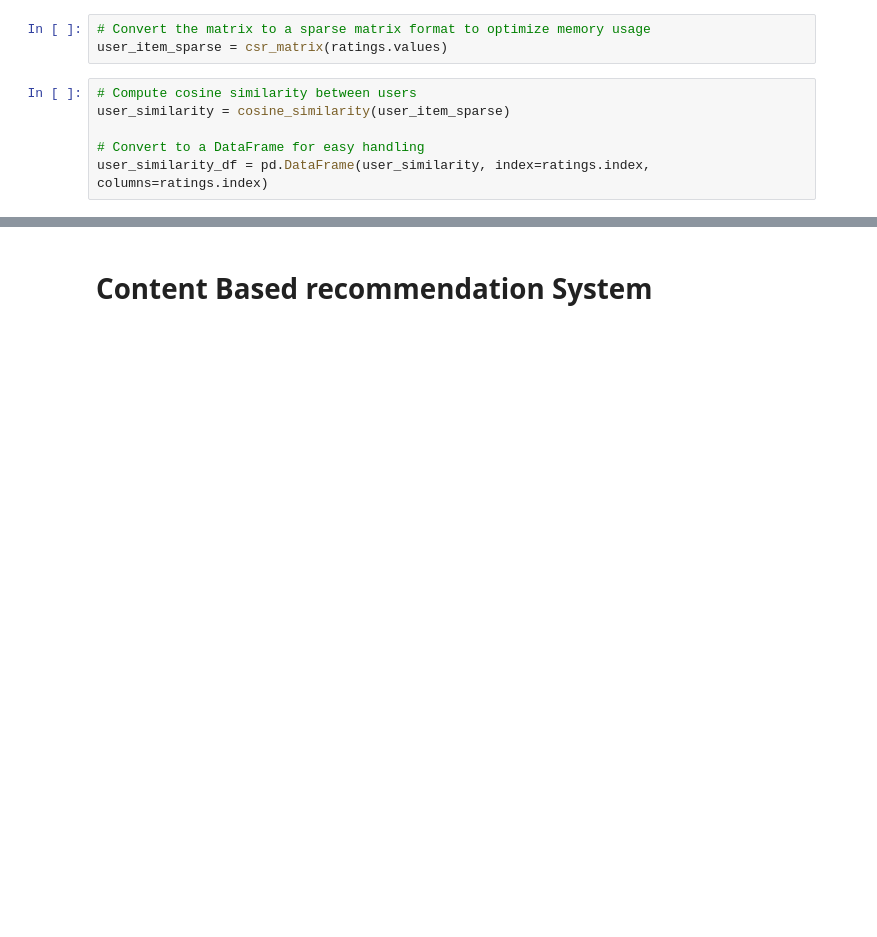
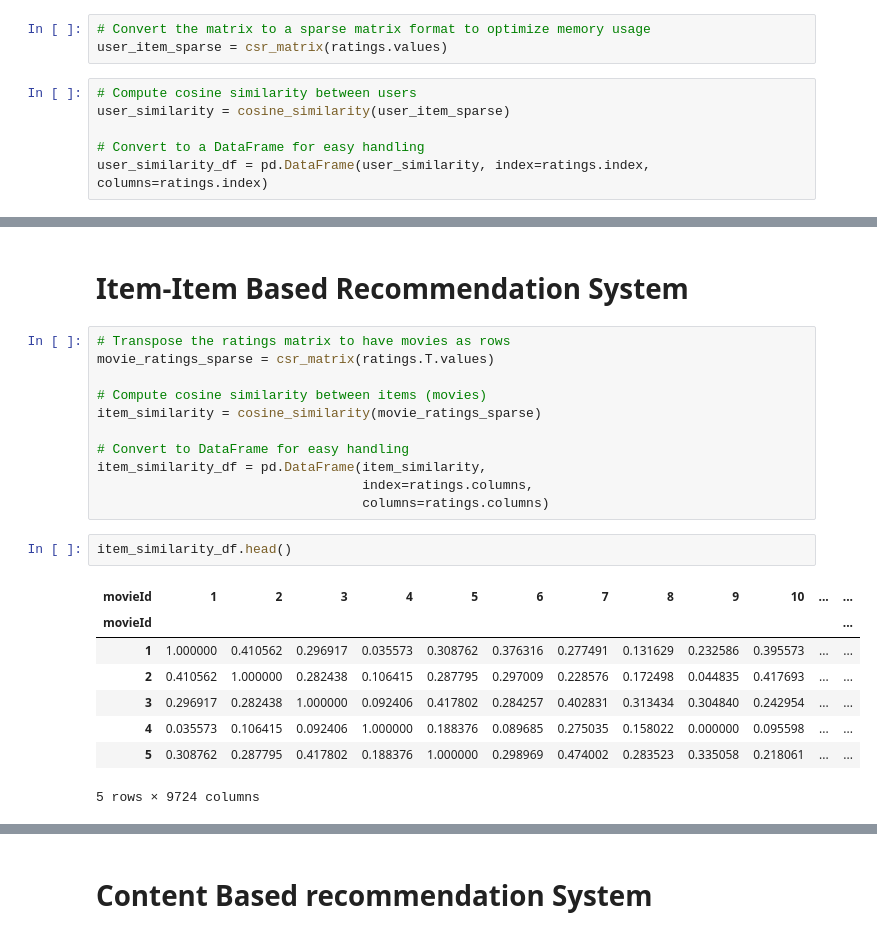
Before and after one commit to gtisnanga/PHASE-4-PRJOECT-MOVIE-RECOMMENDATIONS-GROUP-13, a Jupyter notebook: Ndegwa.ipynb, the cells around one changed output, grey strips where cells are left out. Saved outputs shown, nothing was run; the diff lists cells and outputs as text; blank space fills up the shorter version.

```diff
--- a/Ndegwa.ipynb
+++ b/Ndegwa.ipynb
@@ -300,0 +323,24 @@ Top 10 movie recommendations for User 5:
+# %% [markdown]
+# Item-Item Based Recommendation System
+# %%
+# Transpose the ratings matrix to have movies as rows
+movie_ratings_sparse = csr_matrix(ratings.T.values)
+
+# Compute cosine similarity between items (movies)
+item_similarity = cosine_similarity(movie_ratings_sparse)
+
+# Convert to DataFrame for easy handling
+item_similarity_df = pd.DataFrame(item_similarity,
+                                  index=ratings.columns,
+                                  columns=ratings.columns)
+# %%
+item_similarity_df.head()
+# %% [output]
+| movieId | 1 | 2 | 3 | 4 | 5 | 6 | 7 | 8 | 9 | 10 | ... | ... |
+| movieId |  |  |  |  |  |  |  |  |  |  |  | ... |
+| 1 | 1.000000 | 0.410562 | 0.296917 | 0.035573 | 0.308762 | 0.376316 | 0.277491 | 0.131629 | 0.232586 | 0.395573 | ... | ... |
+| 2 | 0.410562 | 1.000000 | 0.282438 | 0.106415 | 0.287795 | 0.297009 | 0.228576 | 0.172498 | 0.044835 | 0.417693 | ... | ... |
+| 3 | 0.296917 | 0.282438 | 1.000000 | 0.092406 | 0.417802 | 0.284257 | 0.402831 | 0.313434 | 0.304840 | 0.242954 | ... | ... |
+| 4 | 0.035573 | 0.106415 | 0.092406 | 1.000000 | 0.188376 | 0.089685 | 0.275035 | 0.158022 | 0.000000 | 0.095598 | ... | ... |
+| 5 | 0.308762 | 0.287795 | 0.417802 | 0.188376 | 1.000000 | 0.298969 | 0.474002 | 0.283523 | 0.335058 | 0.218061 | ... | ... |
+5 rows × 9724 columns
```
Also changed, not shown: parts of 12 cells of this notebook.
